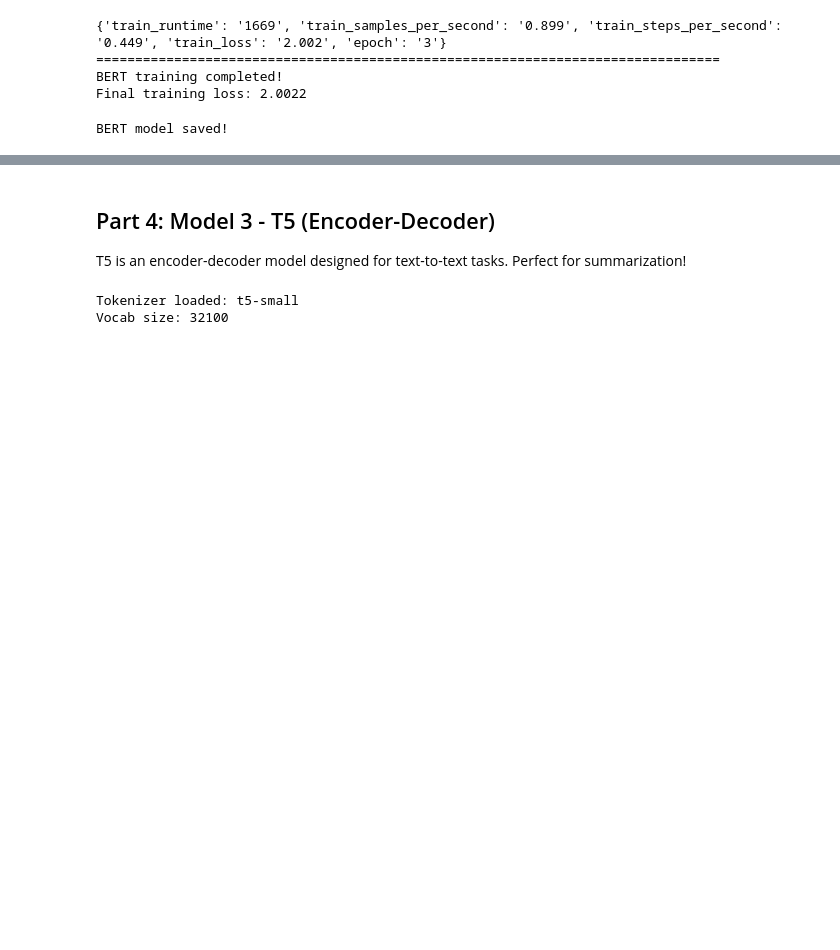
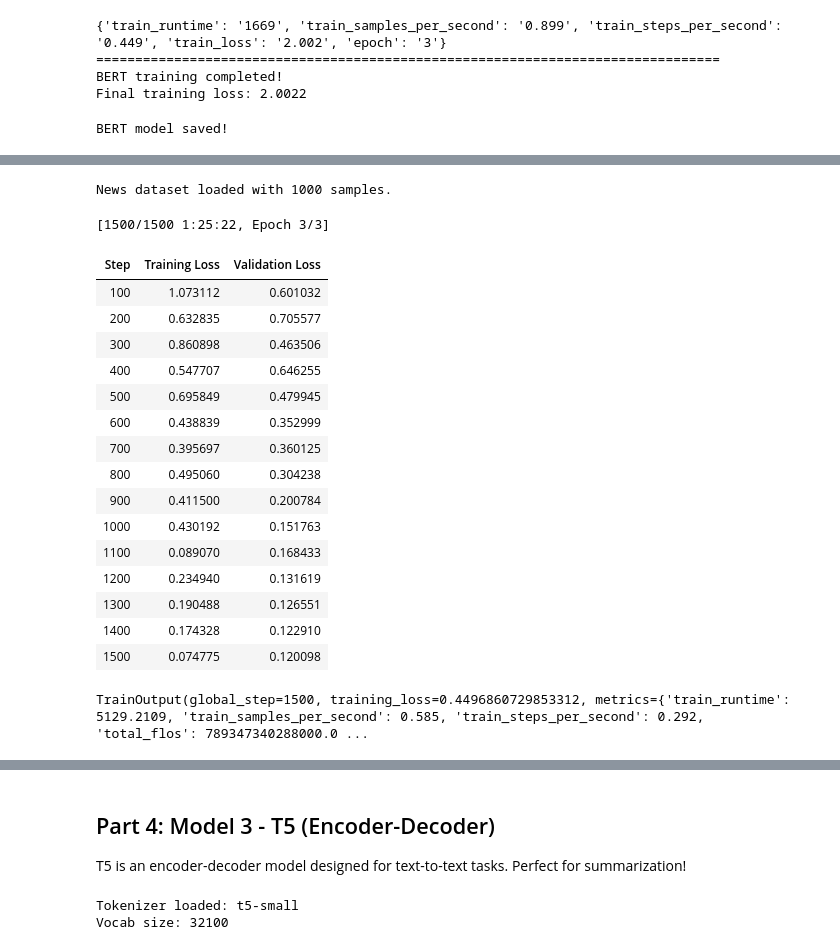
Before and after one commit to Rjshrestha/MSIT3103-GenAI-assignments, a Jupyter notebook: assignment2_complete.ipynb, the cells around one changed output, grey strips where cells are left out. Saved outputs shown, nothing was run; the diff lists cells and outputs as text; code cells hidden in the pictures; blank space fills up the shorter version.

```diff
--- a/assignment2_complete.ipynb
+++ b/assignment2_complete.ipynb
@@ -624,3 +629,58 @@ trainer_bert.save_model("./bert-mlm-final")
 print("BERT model saved!")
 # %% [output]
 BERT model saved!
+# %%
+import torch
+from datasets import load_dataset
+from transformers import (
+    AutoTokenizer,
+    AutoModelForSequenceClassification,
+    Trainer,
+    TrainingArguments,
+)
+
+bert_model_name = "bert-base-uncased"
+bert_tokenizer = AutoTokenizer.from_pretrained(bert_model_name)
+
+# Load a BERT model with a classification head (4 classes for AG News)
+news_classifier_model = AutoModelForSequenceClassification.from_pretrained(
+    bert_model_name, num_labels=4
+).to(device)
+
+# Load AG News dataset
+news_dataset = load_dataset("ag_news", split="train[:1000]")
+print("News dataset loaded with", len(news_dataset), "samples.")
+
+def preprocess_news(examples):
+    model_inputs = bert_tokenizer(examples["text"], max_length=512, truncation=True, padding="max_length")
+    model_inputs["labels"] = examples["label"]
+    return model_inputs
+
+train_news = news_dataset.map(preprocess_news, batched=True, remove_columns=news_dataset.column_names)
+
+news_training_args = TrainingArguments(
+    output_dir="./news-classifier",
+    eval_strategy="steps",
+    eval_steps=100,
+    logging_steps=100,
+    per_device_train_batch_size=2,
+    per_device_eval_batch_size=2,
+    num_train_epochs=3,
+    weight_decay=0.01,
+    save_steps=500,
+    save_total_limit=1,
+    warmup_steps=50,
+    gradient_accumulation_steps=1,
+    fp16=torch.cuda.is_available(),
+    report_to=[],
+)
+
+news_trainer = Trainer(
+    model=news_classifier_model,
+    args=news_training_args,
+    train_dataset=train_news,
+    eval_dataset=train_news,
+)
+
+news_trainer.train()
+# %% [output]
@@ -626,0 +703,19 @@ BERT model saved!
+News dataset loaded with 1000 samples.
+[1500/1500 1:25:22, Epoch 3/3]
+| Step | Training Loss | Validation Loss |
+| 100 | 1.073112 | 0.601032 |
+| 200 | 0.632835 | 0.705577 |
+| 300 | 0.860898 | 0.463506 |
+| 400 | 0.547707 | 0.646255 |
+| 500 | 0.695849 | 0.479945 |
+| 600 | 0.438839 | 0.352999 |
+| 700 | 0.395697 | 0.360125 |
+| 800 | 0.495060 | 0.304238 |
+| 900 | 0.411500 | 0.200784 |
+| 1000 | 0.430192 | 0.151763 |
+| 1100 | 0.089070 | 0.168433 |
+| 1200 | 0.234940 | 0.131619 |
+| 1300 | 0.190488 | 0.126551 |
+| 1400 | 0.174328 | 0.122910 |
+| 1500 | 0.074775 | 0.120098 |
+TrainOutput(global_step=1500, training_loss=0.4496860729853312, metrics={'train_runtime': 5129.2109, 'train_samples_per_second': 0.585, 'train_steps_per_second': 0.292, 'total_flos': 789347340288000.0 ...
```
Also changed, not shown: parts of 5 cells of this notebook.
